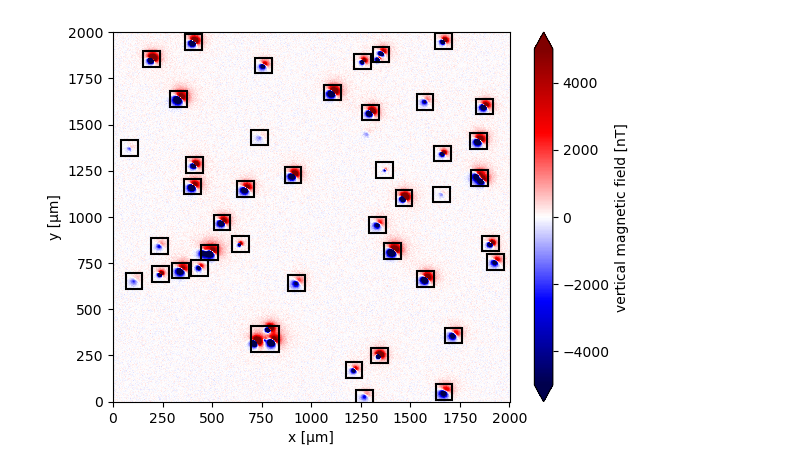
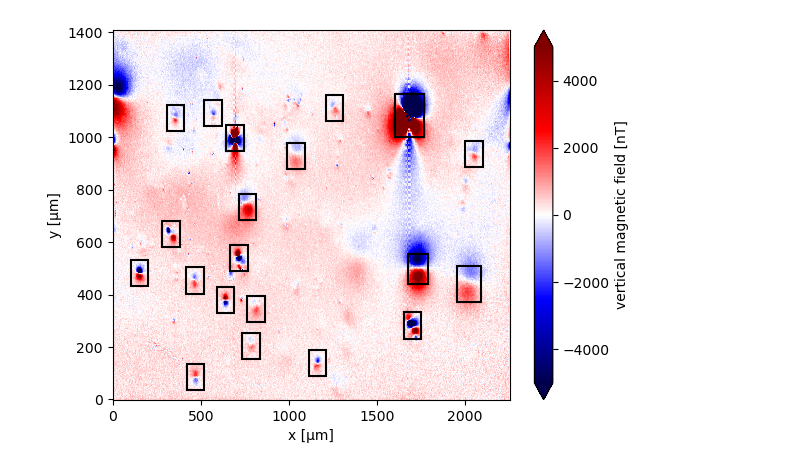
Before and after one commit to YagoMCastro/latinmag-magali-presentation, a Jupyter notebook: detection_code.ipynb, the cells around one changed output. Cells and saved outputs as stored; diff of their text form; code cells hidden in the pictures.

Commit message:
Reun algorithm on real data instead of synthetic

```diff
--- a/detection_code.ipynb
+++ b/detection_code.ipynb
@@ -7,49 +7,10 @@ import skimage.exposure
 import xarray as xr
 import matplotlib.pyplot as plt
 from magali._utils import total_gradient_amplitude_grid
+import ensaio
 
-SEED = 5
-rng = np.random.default_rng(SEED)
-
-sensor_sample_distance = 5.0  # µm
-region = [0, 2000, 0, 2000]  # µm
-spacing = 2  # µm
-
-true_inclination = 30  # degrees
-true_declination = 40  # degrees
-true_dispersion_angle = 5  # degrees
-size = 50  # number of random dipoles
-
-directions_inclination, directions_declination = mg.random_directions(
-    true_inclination,
-    true_declination,
-    true_dispersion_angle,
-    size=size,
-    random_state= SEED,
-)
-
-dipoles_amplitude = abs(rng.normal(0, 100, size)) * 1.0e-14
-
-dipole_coordinates = (
-    rng.integers(30, 1970, size), # x
-    rng.integers(30, 1970, size), # y
-    rng.integers(-20, -1, size), # z
-)
-
-dipole_moments = hm.magnetic_angles_to_vec(
-    inclination=directions_inclination,
-    declination=directions_declination,
-    intensity=dipoles_amplitude,
-)
-
-data = mg.dipole_bz_grid(
-    region, spacing, sensor_sample_distance,
-    dipole_coordinates, dipole_moments
-)
-
-noise_std_dev = 100  # nT
-noise = rng.normal(loc=0, scale=noise_std_dev, size=data.shape)
-data.values += noise
+fname = ensaio.fetch_morroco_speleothem_qdm(version=1, file_format="matlab")
+data = mg.read_qdm_harvard(fname)
 
 height_difference = 5 #µm
 
@@ -76,7 +37,7 @@ data_tga_stretched = xr.DataArray(stretched, coords=data_up.coords)
 windows = mg.detect_anomalies(
     data_tga_stretched,
     size_range = [30, 50], #µm
-    detection_threshold = 0.03,
+    detection_threshold = 0.07,
     border_exclusion= 2,
     size_multiplier = 1,
 )
@@ -105,33 +66,31 @@ for window in windows:
     model_nl = mg.NonlinearMagneticDipoleBz(initial_location=euler.location_)
     model_nl.fit(coordinates, bz_corrected)
     locations_.append(model_nl.location_)
     dipole_moments_.append(model_nl.dipole_moment_)
     r2_.append(model_nl.r2_)
 
     discard = mg.dipole_bz(coordinates, model_nl.location_, model_nl.dipole_moment_)
 
     for x_val, y_val, bz_val in zip(table.x.values, table.y.values, discard):
         data_up_copy.loc[dict(x=x_val, y=y_val)] -= bz_val
 
     data_up_copy = (
         hm.upward_continuation(data_up_copy, height_difference)
         .assign_attrs(data_up_copy.attrs)
         .assign_coords(x=data_up_copy.x, y=data_up_copy.y)
         .assign_coords(z=data_up_copy.z + height_difference)
         .rename("bz")
     )
     dx, dy, dz, tga = mg.gradient(data_up_copy)
     data_up_copy["dx"] = dx
     data_up_copy["dy"] = dy
     data_up_copy["dz"] = dz
     data_up_copy["tga"] = tga
 
-
-
 fig, ax = plt.subplots()
 data.plot.pcolormesh(ax=ax, cmap="seismic", vmin=-5000, vmax=5000)
 mg.plot_bounding_boxes(windows, ax=ax, color="black", linewidth=1.5)
 
 plt.show()
 # %% [output]
-[figure, old version]
+[figure, new version]
```
Also changed, not shown: parts of 5 cells of this notebook.
